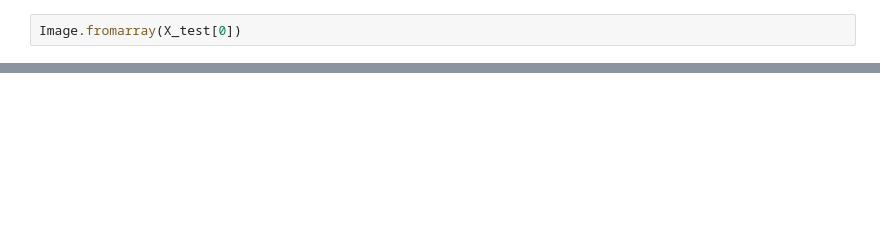
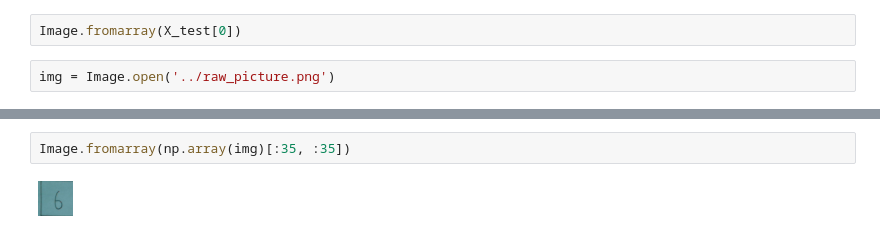
Before and after one commit to Naotchi/0716, a Jupyter notebook: make_model.ipynb, the cells around one changed output, grey strips where cells are left out. Cells and saved outputs as stored; diff of their text form; blank space fills up the shorter version.

```diff
--- a/make_model.ipynb
+++ b/make_model.ipynb
@@ -73,2 +32,4 @@ model.evaluate(X_test, y_test)
 # %%
 Image.fromarray(X_test[0])
+# %%
+img = Image.open('../raw_picture.png')
@@ -74,0 +40,4 @@ Image.fromarray(X_test[0])
+# %%
+Image.fromarray(np.array(img)[:35, :35])
+# %% [output]
+[figure, added]
```
Also changed, not shown: parts of 6 cells of this notebook, 6 other files.
